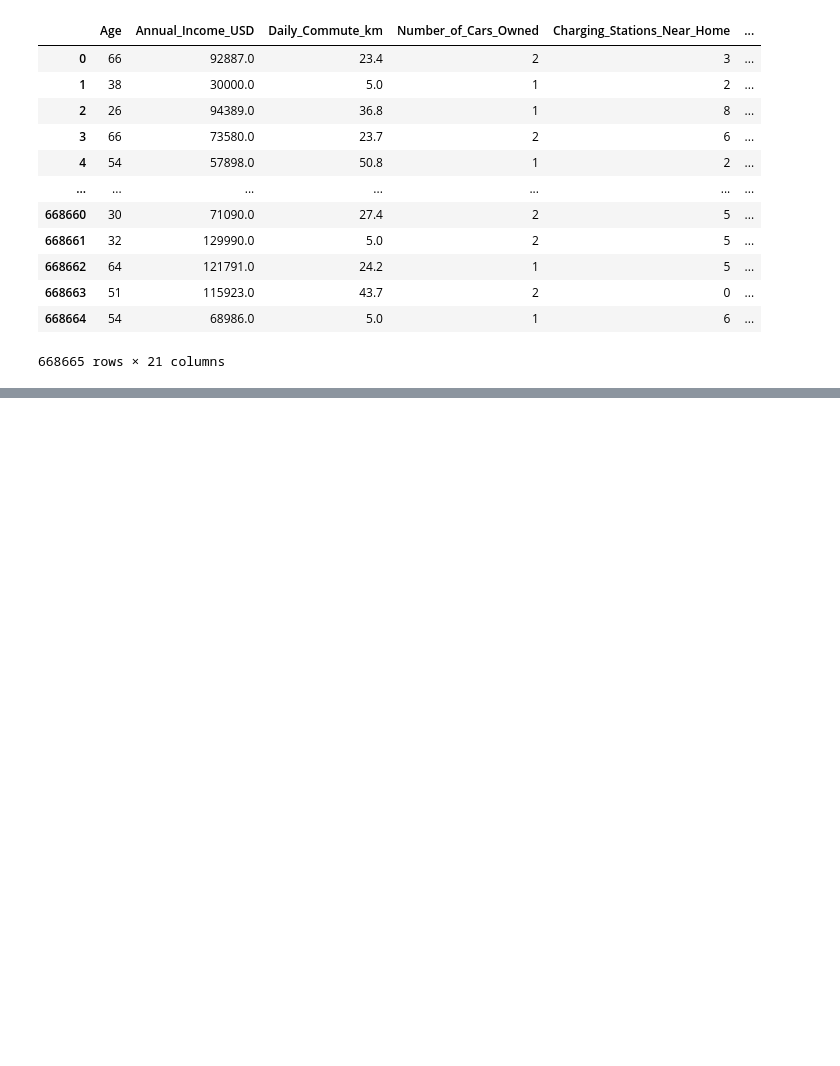
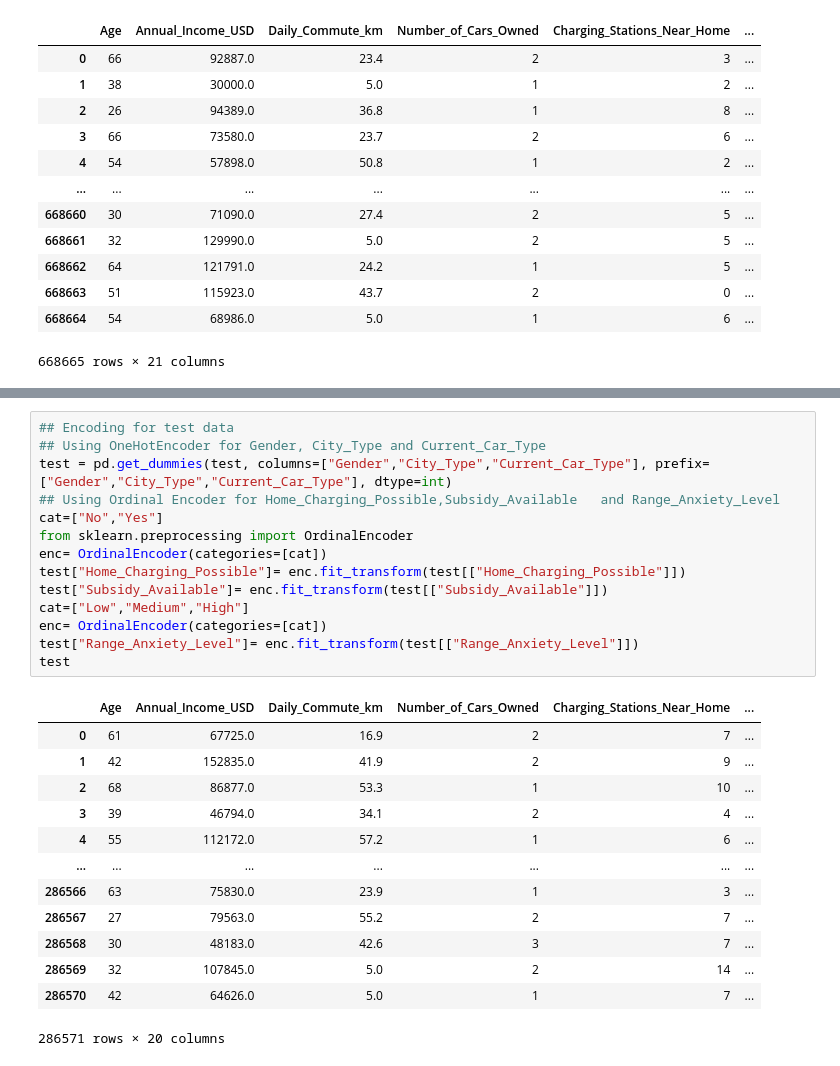
Before and after one commit to singhalishir1911/Electric-Vehicle-Purchases, a Jupyter notebook: Notebook.ipynb, the cells around one changed output, grey strips where cells are left out. Saved outputs shown, nothing was run; the diff lists cells and outputs as text; blank space fills up the shorter version.

Commit message:
Encoded all necessary features for test data

```diff
--- a/Notebook.ipynb
+++ b/Notebook.ipynb
@@ -182,0 +184,28 @@ train
+# %%
+## Encoding for test data
+## Using OneHotEncoder for Gender, City_Type and Current_Car_Type
+test = pd.get_dummies(test, columns=["Gender","City_Type","Current_Car_Type"], prefix=["Gender","City_Type","Current_Car_Type"], dtype=int)
+## Using Ordinal Encoder for Home_Charging_Possible,Subsidy_Available	and Range_Anxiety_Level
+cat=["No","Yes"]
+from sklearn.preprocessing import OrdinalEncoder
+enc= OrdinalEncoder(categories=[cat])
+test["Home_Charging_Possible"]= enc.fit_transform(test[["Home_Charging_Possible"]])
+test["Subsidy_Available"]= enc.fit_transform(test[["Subsidy_Available"]])
+cat=["Low","Medium","High"]
+enc= OrdinalEncoder(categories=[cat])
+test["Range_Anxiety_Level"]= enc.fit_transform(test[["Range_Anxiety_Level"]])
+test
+# %% [output]
+|  | Age | Annual_Income_USD | Daily_Commute_km | Number_of_Cars_Owned | Charging_Stations_Near_Home | ... |
+| 0 | 61 | 67725.0 | 16.9 | 2 | 7 | ... |
+| 1 | 42 | 152835.0 | 41.9 | 2 | 9 | ... |
+| 2 | 68 | 86877.0 | 53.3 | 1 | 10 | ... |
+| 3 | 39 | 46794.0 | 34.1 | 2 | 4 | ... |
+| 4 | 55 | 112172.0 | 57.2 | 1 | 6 | ... |
+| ... | ... | ... | ... | ... | ... | ... |
+| 286566 | 63 | 75830.0 | 23.9 | 1 | 3 | ... |
+| 286567 | 27 | 79563.0 | 55.2 | 2 | 7 | ... |
+| 286568 | 30 | 48183.0 | 42.6 | 3 | 7 | ... |
+| 286569 | 32 | 107845.0 | 5.0 | 2 | 14 | ... |
+| 286570 | 42 | 64626.0 | 5.0 | 1 | 7 | ... |
+286571 rows × 20 columns
```
Also changed, not shown: parts of 2 cells of this notebook.
